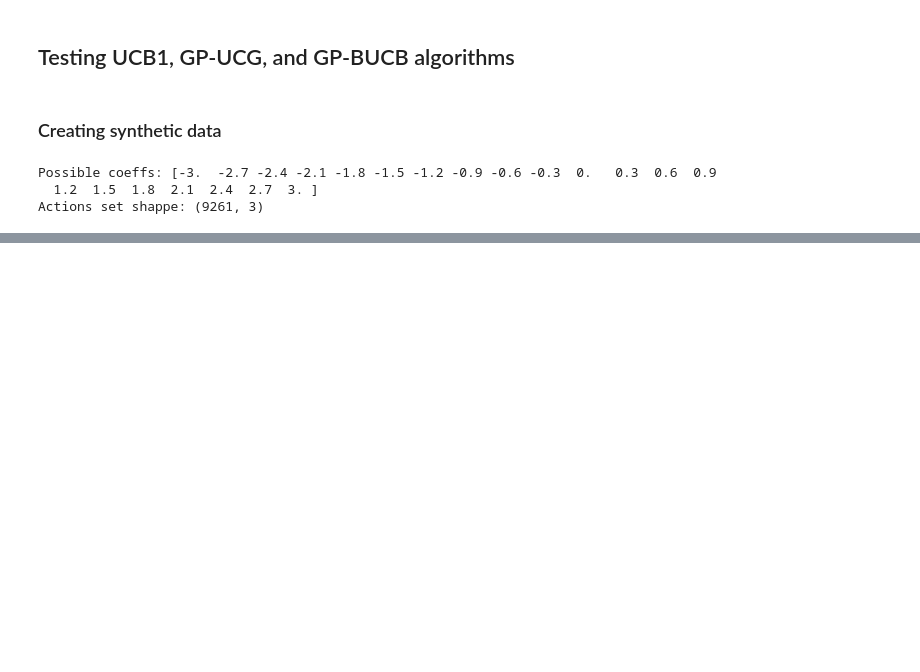
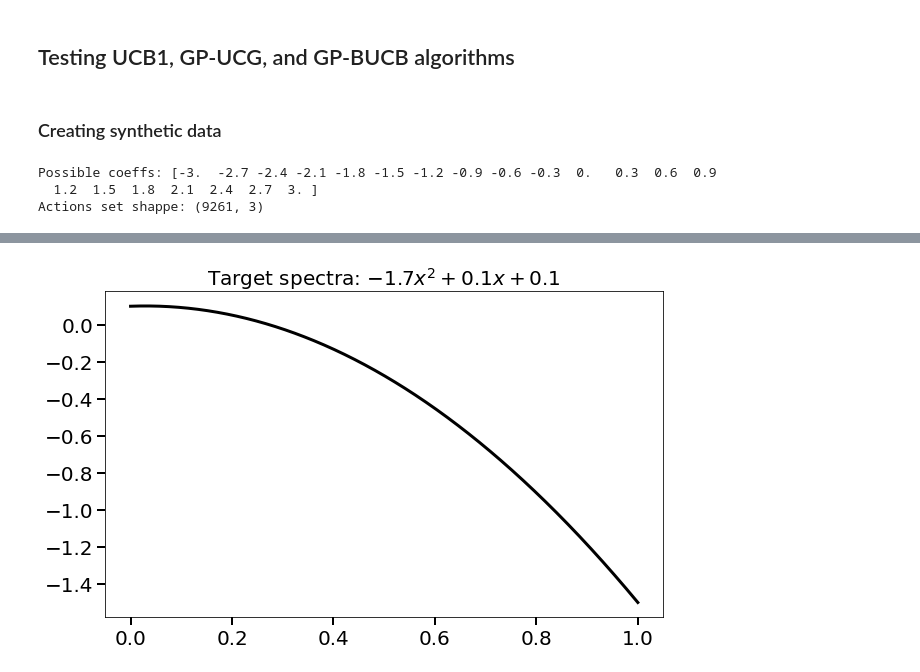
Before and after one commit to REAL-Pipetting/REinforced-Automaton-Learning-REAL-Pipetting, a Jupyter notebook: rlp/BUCB/GP_BUCB_Example.ipynb, the cells around one changed output, grey strips where cells are left out. Drawn from its saved outputs; the diff is of its cells as text; code cells hidden in the pictures; blank space fills up the shorter version.

```diff
--- a/rlp/BUCB/GP_BUCB_Example.ipynb
+++ b/rlp/BUCB/GP_BUCB_Example.ipynb
@@ -71,3 +106,23 @@ target = target_action[0]*X**2 + target_action[1]*X + target_action[2]
+# %%
+# create wanted "target"
+target_action = (-1.7, 0.1, 0.1)
+target = target_action[0]*X**2 + target_action[1]*X + target_action[2]
+
+fig, ax = plt.subplots(figsize=(10,6))
+fontsize = 16
+
+plt.plot(X, target, 'k-', linewidth=3)
+
+plt.title(f"Target spectra: ${target_action[0]}x^2 + {target_action[1]}x + {target_action[2]}$", fontsize=20)
+plt.xticks(fontsize=fontsize+4)
+plt.yticks(fontsize=fontsize+4)
+
+ax.tick_params(direction='out', width=2, length=8)
+ax.tick_params(direction='out', which='minor', width=1, length=5)
+
+plt.show()
+# %% [output]
+[figure, added]
 # %%
 def MSE(Y, target):
     return np.sum((Y-target)**2, axis=1)/Y.shape[0]
```
Also changed, not shown: parts of 10 cells of this notebook.
